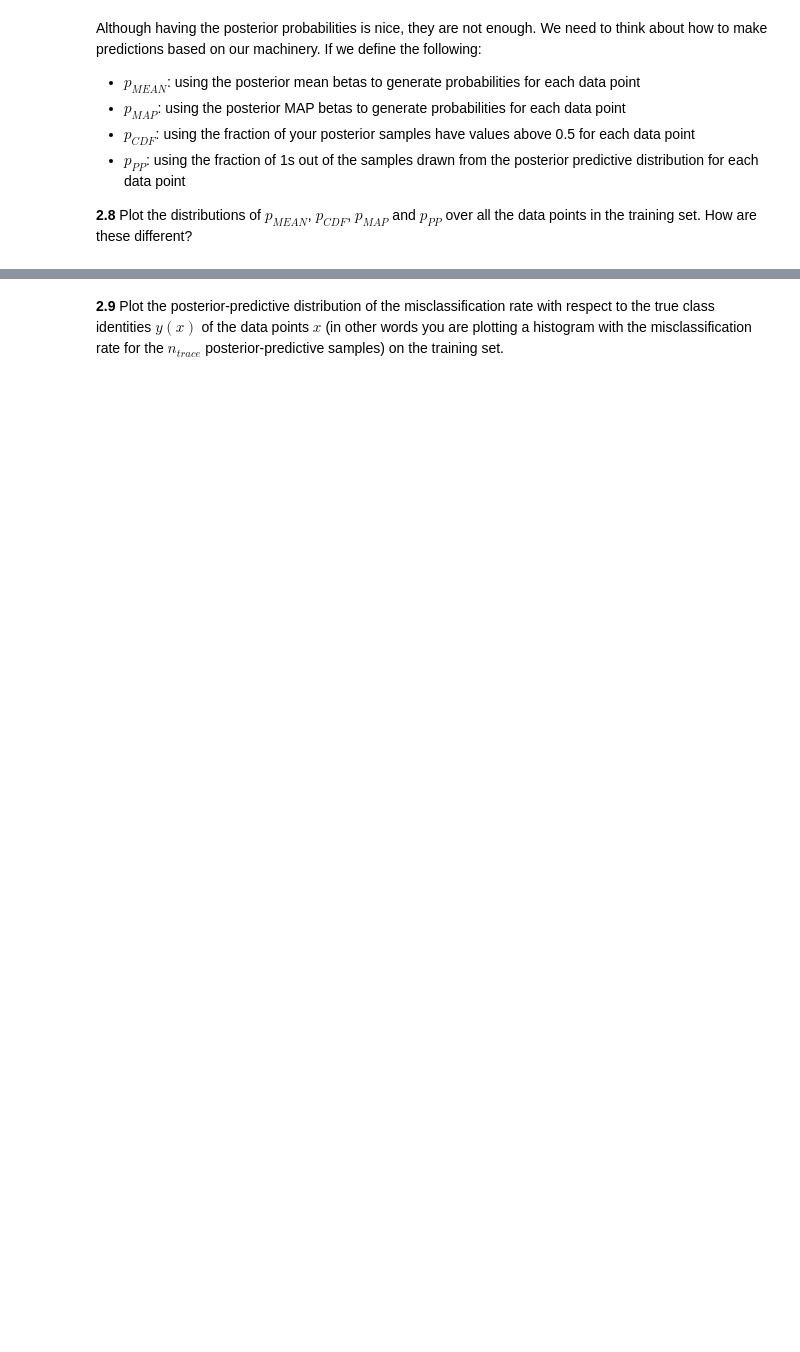
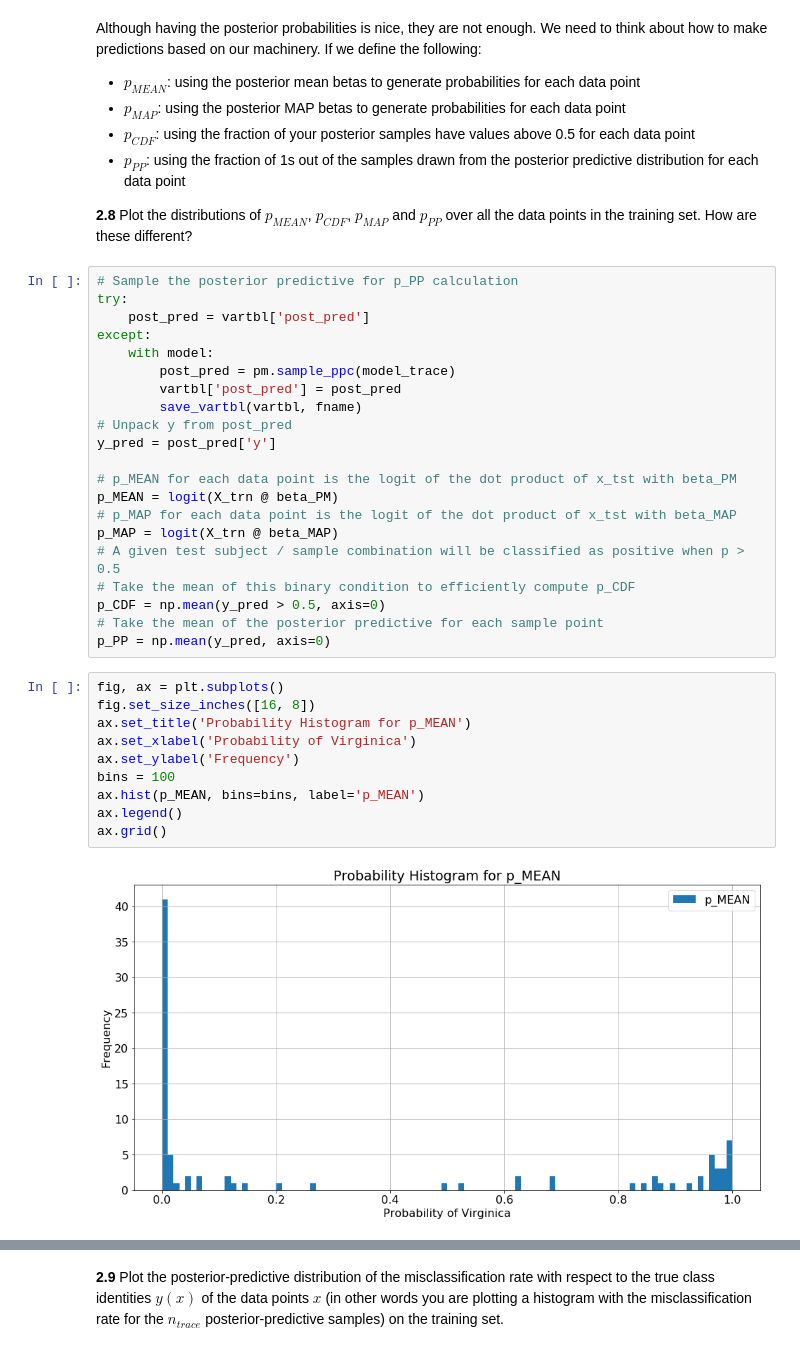
Before and after one commit to IACS-AM-207-Braavos/AM-207, a Jupyter notebook: hw10/AM207_HW10_MSE.ipynb, the cells around one changed output, grey strips where cells are left out. Saved outputs shown, nothing was run; the diff lists cells and outputs as text; blank space fills up the shorter version.

```diff
--- a/hw10/AM207_HW10_MSE.ipynb
+++ b/hw10/AM207_HW10_MSE.ipynb
@@ -548,3 +593,36 @@ Although having the posterior probabilities is nice, they are not enough.  We ne
  - $p_{PP}$:  using the fraction of 1s out of the samples drawn from the posterior predictive distribution for each data point
 
 **2.8** Plot the distributions of $p_{MEAN}$, $p_{CDF}$, $p_{MAP}$ and $p_{PP}$ over all the data points in the training set. How are these different?
+# %%
+# Sample the posterior predictive for p_PP calculation
+try:
+    post_pred = vartbl['post_pred']
+except:
+    with model:
+        post_pred = pm.sample_ppc(model_trace)
+        vartbl['post_pred'] = post_pred
+        save_vartbl(vartbl, fname)
+# Unpack y from post_pred
+y_pred = post_pred['y']
+
+# p_MEAN for each data point is the logit of the dot product of x_tst with beta_PM
+p_MEAN = logit(X_trn @ beta_PM)
+# p_MAP for each data point is the logit of the dot product of x_tst with beta_MAP
+p_MAP = logit(X_trn @ beta_MAP)
+# A given test subject / sample combination will be classified as positive when p > 0.5
+# Take the mean of this binary condition to efficiently compute p_CDF
+p_CDF = np.mean(y_pred > 0.5, axis=0)
+# Take the mean of the posterior predictive for each sample point
+p_PP = np.mean(y_pred, axis=0)
+# %%
+fig, ax = plt.subplots()
+fig.set_size_inches([16, 8])
+ax.set_title('Probability Histogram for p_MEAN')
+ax.set_xlabel('Probability of Virginica')
+ax.set_ylabel('Frequency')
+bins = 100
+ax.hist(p_MEAN, bins=bins, label='p_MEAN')
+ax.legend()
+ax.grid()
+# %% [output]
+[figure, added]
```
Also changed, not shown: parts of 15 cells of this notebook, 1 other file.
